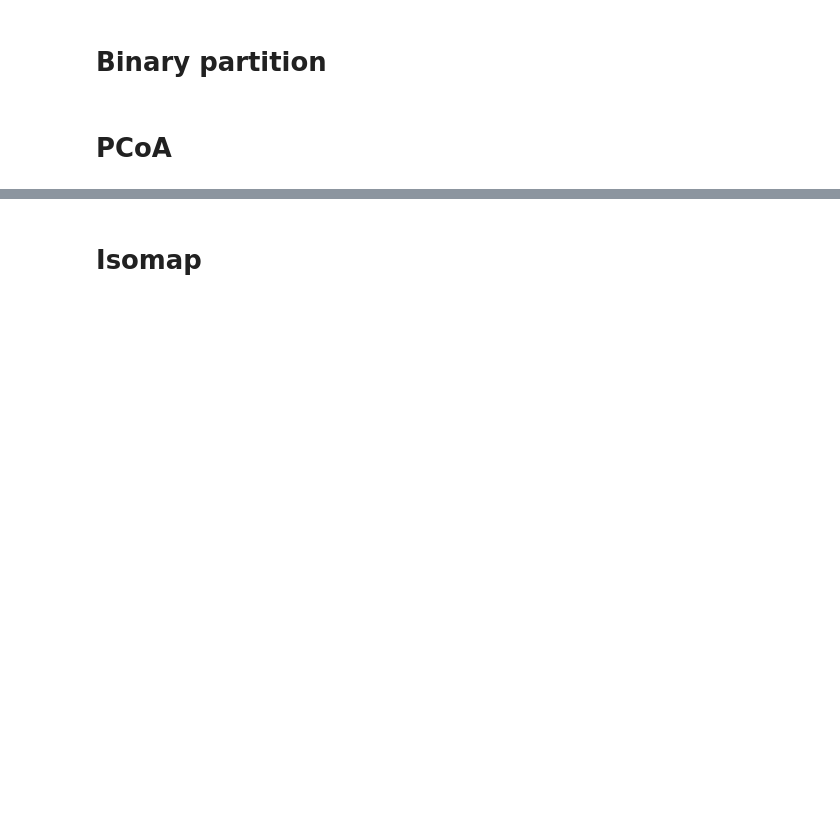
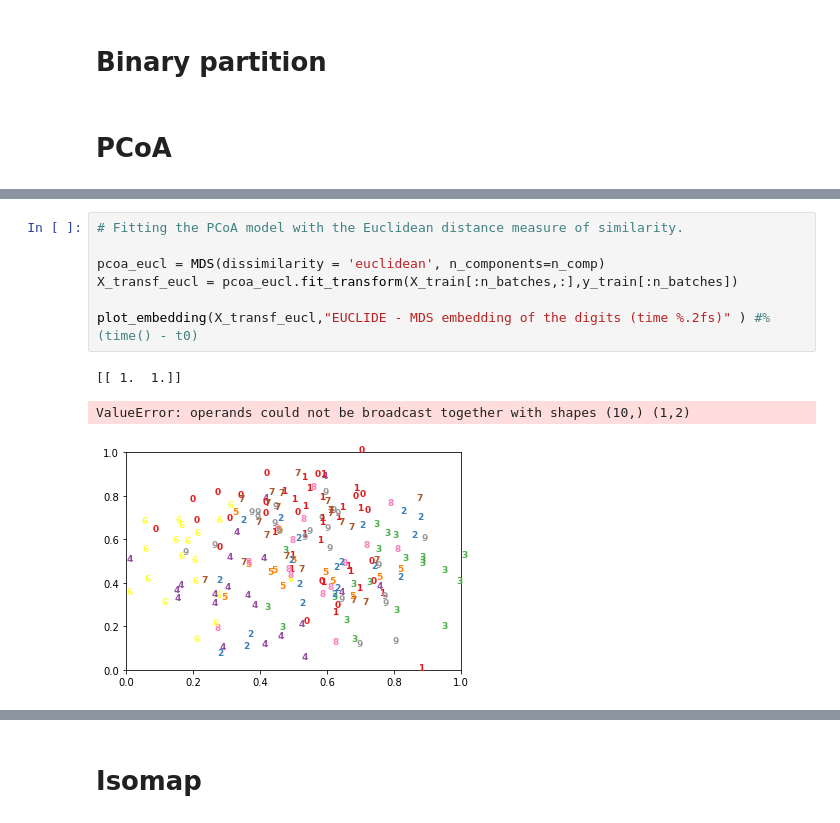
Before and after one commit to zerotosmthg/sciencedonnees, a Jupyter notebook: MNIST/mnistlab.ipynb, the cells around one changed output, grey strips where cells are left out. Cells and saved outputs as stored; diff of their text form; blank space fills up the shorter version.

```diff
--- a/MNIST/mnistlab.ipynb
+++ b/MNIST/mnistlab.ipynb
@@ -128,0 +233,11 @@ from sklearn.cluster import KMeans
+# %%
+# Fitting the PCoA model with the Euclidean distance measure of similarity.
+
+pcoa_eucl = MDS(dissimilarity = 'euclidean', n_components=n_comp)
+X_transf_eucl = pcoa_eucl.fit_transform(X_train[:n_batches,:],y_train[:n_batches])
+
+plot_embedding(X_transf_eucl,"EUCLIDE - MDS embedding of the digits (time %.2fs)" ) #%(time() - t0)
+# %% [output]
+[[ 1.  1.]]
+ValueError: operands could not be broadcast together with shapes (10,) (1,2)
+[figure, added]
```
Also changed, not shown: parts of 12 cells of this notebook.
